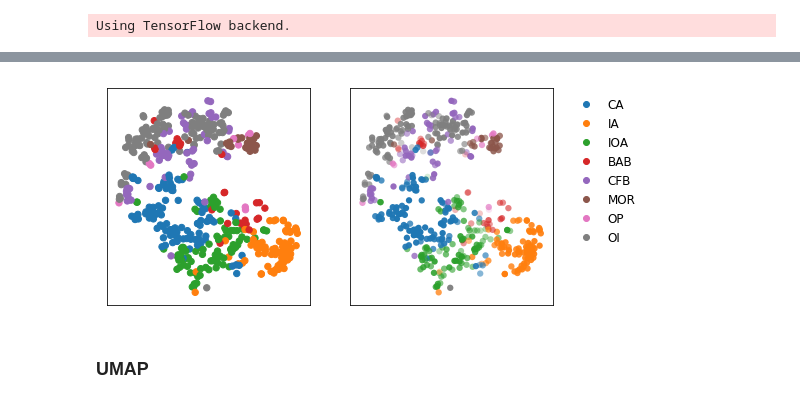
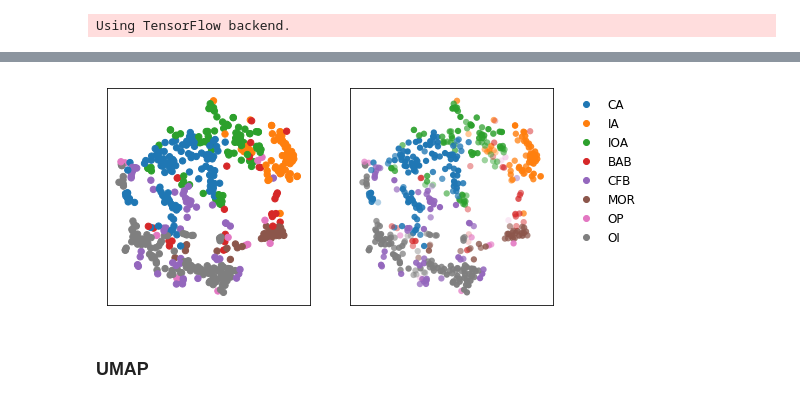
Before and after one commit to morganjwilliams/aegc2019, a Jupyter notebook: notebooks/4_Vis_Manifolds.ipynb, the cells around one changed output, grey strips where cells are left out. Cells and saved outputs as stored; diff of their text form; code cells hidden in the pictures.

Commit message:
Remove Default Mapping for Manifolds

```diff
--- a/notebooks/4_Vis_Manifolds.ipynb
+++ b/notebooks/4_Vis_Manifolds.ipynb
@@ -36,32 +36,31 @@ Fitting 10 folds for each of 1 candidates, totalling 10 fits
 # %%
 from pyrolite.util.plot import proxy_line
 
 fig, ax = plt.subplots(1, 2, sharex=True, sharey=True, figsize=(8, 4))
 
 xsample = X.sample(500)
 s=40
 
 a, tfm, mapped = plot_mapping(
     xsample,
     gs.best_estimator_,
     ax=ax[1],
     s=s,
-    mapping='tsne',
     init="pca"
 )
 ax[0].scatter(*mapped.T, c=__DEFAULT_DISC_COLORMAP__(gs.predict(xsample)), s=s)
 
 ax[0].set_xticks([])
 ax[0].set_yticks([])
 
 ax[1].legend([proxy_line(c=__DEFAULT_DISC_COLORMAP__(ix), ls='none', marker='o') for c, ix in classes.items()],
              [c for c in classes.keys()],
              bbox_to_anchor=(1.05, 1.0),
              loc='upper left',
              frameon=False,
              fontsize=12);
 # %% [output]
-[figure, old version]
+[figure, new version]
 # %%
 from pyrolite.util.plot import save_figure
 save_figure(fig,
```
Also changed, not shown: parts of 1 cell of this notebook.
